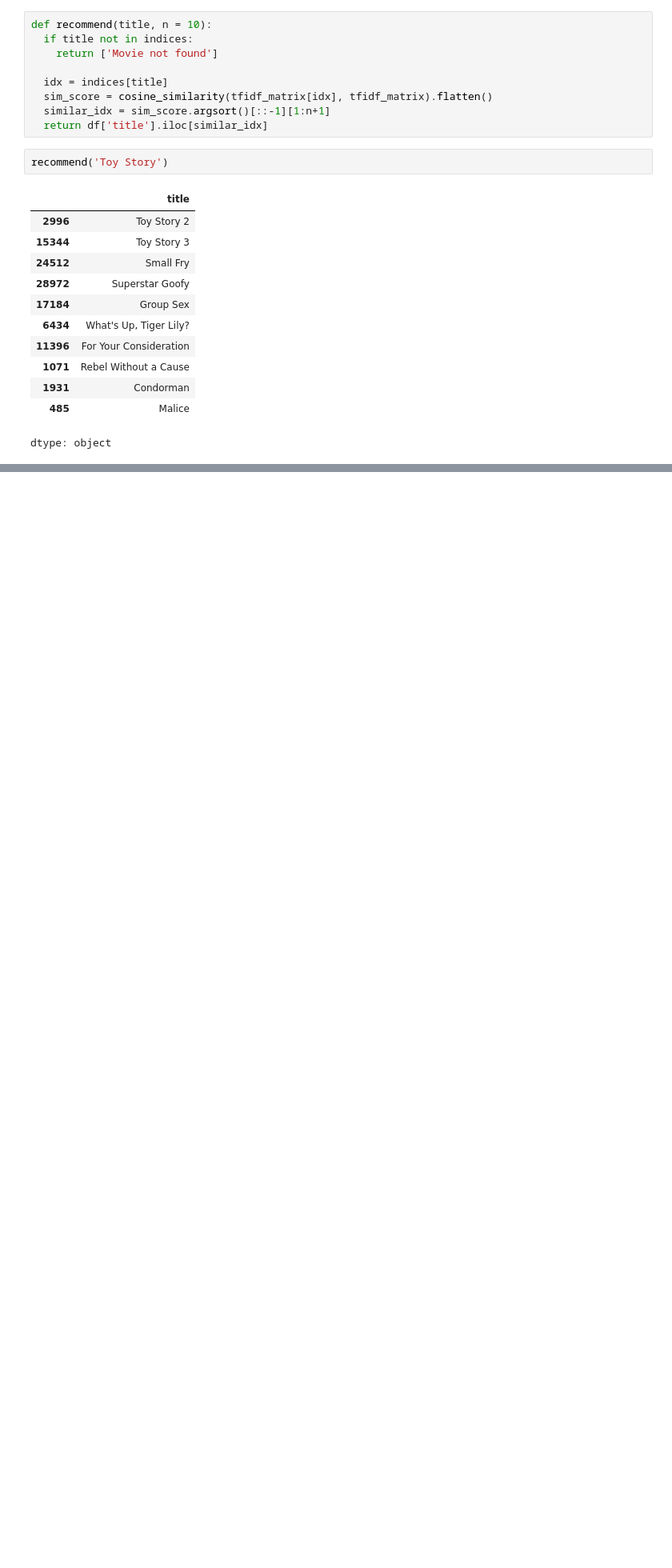
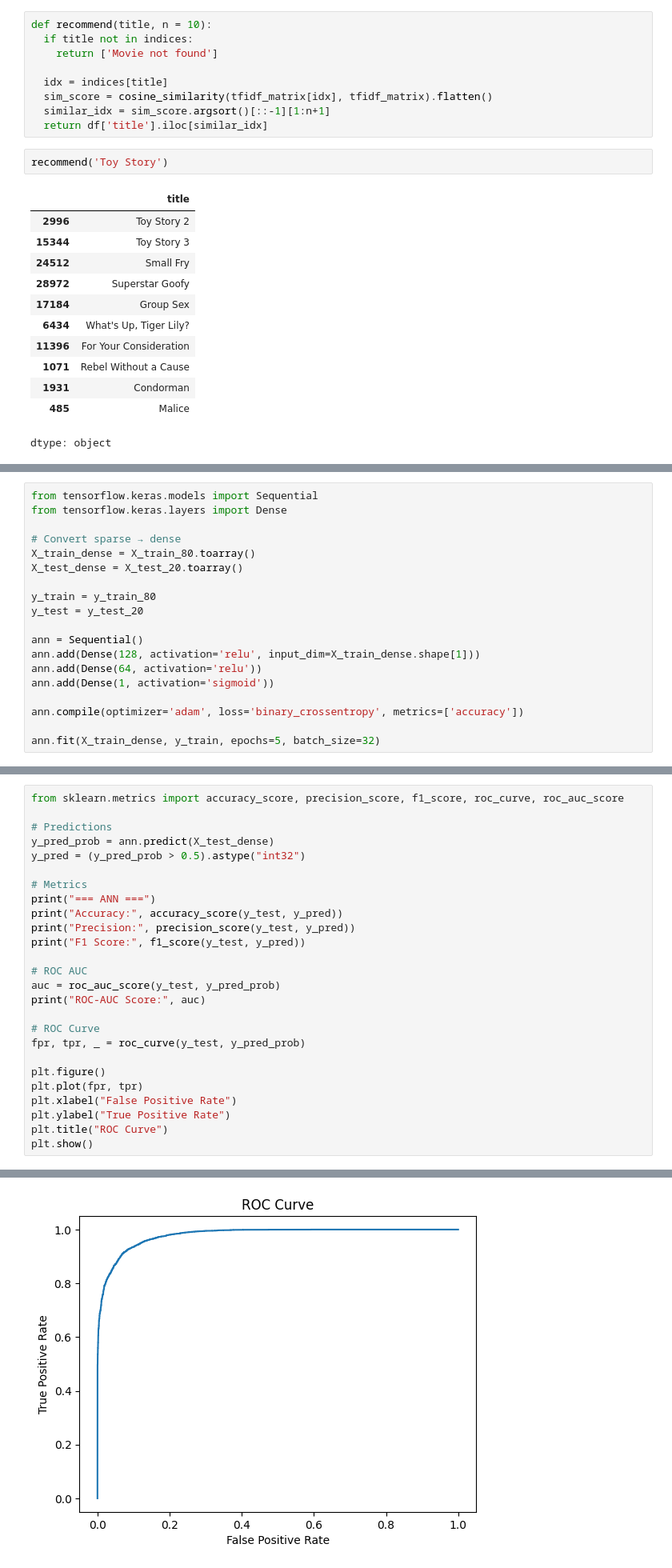
Before and after one commit to MehulShukla-git/Movie_Recommendation_System, a Jupyter notebook: DataPreprocessing.ipynb, the cells around one changed output, grey strips where cells are left out. Shown at 80% size. Cells and saved outputs as stored; diff of their text form; blank space fills up the shorter version.

```diff
--- a/DataPreprocessing.ipynb
+++ b/DataPreprocessing.ipynb
@@ -262,0 +500,19 @@ dtype: object
+# %%
+from tensorflow.keras.models import Sequential
+from tensorflow.keras.layers import Dense
+
+# Convert sparse → dense
+X_train_dense = X_train_80.toarray()
+X_test_dense = X_test_20.toarray()
+
+y_train = y_train_80
+y_test = y_test_20
+
+ann = Sequential()
+ann.add(Dense(128, activation='relu', input_dim=X_train_dense.shape[1]))
+ann.add(Dense(64, activation='relu'))
+ann.add(Dense(1, activation='sigmoid'))
+
+ann.compile(optimizer='adam', loss='binary_crossentropy', metrics=['accuracy'])
+
+ann.fit(X_train_dense, y_train, epochs=5, batch_size=32)
@@ -262,0 +531,27 @@ dtype: object
+# %%
+from sklearn.metrics import accuracy_score, precision_score, f1_score, roc_curve, roc_auc_score
+
+# Predictions
+y_pred_prob = ann.predict(X_test_dense)
+y_pred = (y_pred_prob > 0.5).astype("int32")
+
+# Metrics
+print("=== ANN ===")
+print("Accuracy:", accuracy_score(y_test, y_pred))
+print("Precision:", precision_score(y_test, y_pred))
+print("F1 Score:", f1_score(y_test, y_pred))
+
+# ROC AUC
+auc = roc_auc_score(y_test, y_pred_prob)
+print("ROC-AUC Score:", auc)
+
+# ROC Curve
+fpr, tpr, _ = roc_curve(y_test, y_pred_prob)
+
+plt.figure()
+plt.plot(fpr, tpr)
+plt.xlabel("False Positive Rate")
+plt.ylabel("True Positive Rate")
+plt.title("ROC Curve")
+plt.show()
+# %% [output]
@@ -262,0 +564 @@ dtype: object
+[figure, added]
```
Also changed, not shown: parts of 19 cells of this notebook.
